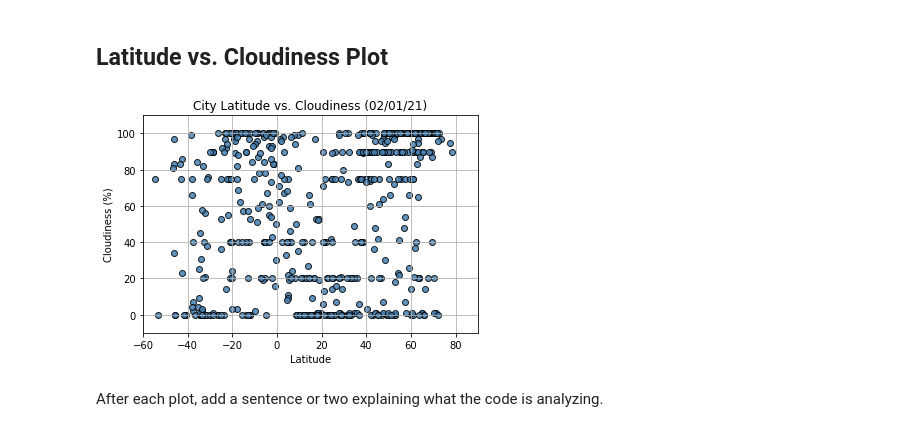
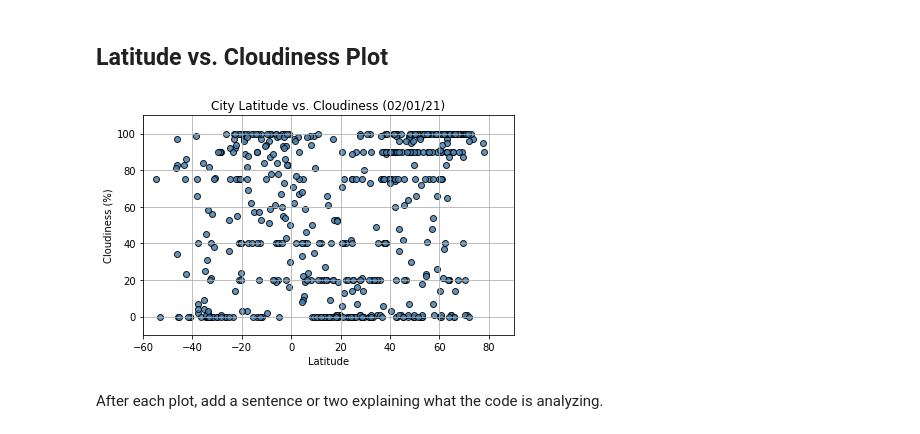
Before and after one commit to vandrade88/python-api-challenge, a Jupyter notebook: WeatherPy/WeatherPy.ipynb, the cells around one changed output. Drawn from its saved outputs; the diff is of its cells as text; code cells hidden in the pictures.

```diff
--- a/WeatherPy/WeatherPy.ipynb
+++ b/WeatherPy/WeatherPy.ipynb
@@ -292,17 +296,19 @@ After each plot, add a sentence or two explaining what the code is analyzing.
 # %%
 x_values = city_df['Lat']
 y_values = city_df['Cloudiness']
 
 plt.scatter(x_values, y_values, marker="o", facecolors="steelblue", edgecolors="black", alpha = 0.85)
 plt.title('City Latitude vs. Cloudiness (02/01/21)')
 plt.xlabel('Latitude')
 plt.ylabel('Cloudiness (%)')
 plt.grid(b=True, which='major', axis='both')
 plt.ylim(-10,110)
 plt.xlim(-60,90)
+plt.tight_layout()
+plt.savefig("Output_Data/Latitude vs. Cloudiness.png")
 plt.show()
 # %% [output]
-[figure, old version]
+[figure, new version]
 # %% [markdown]
 After each plot, add a sentence or two explaining what the code is analyzing.
 # %% [markdown]
```
Also changed, not shown: parts of 11 cells of this notebook, 12 other files.
